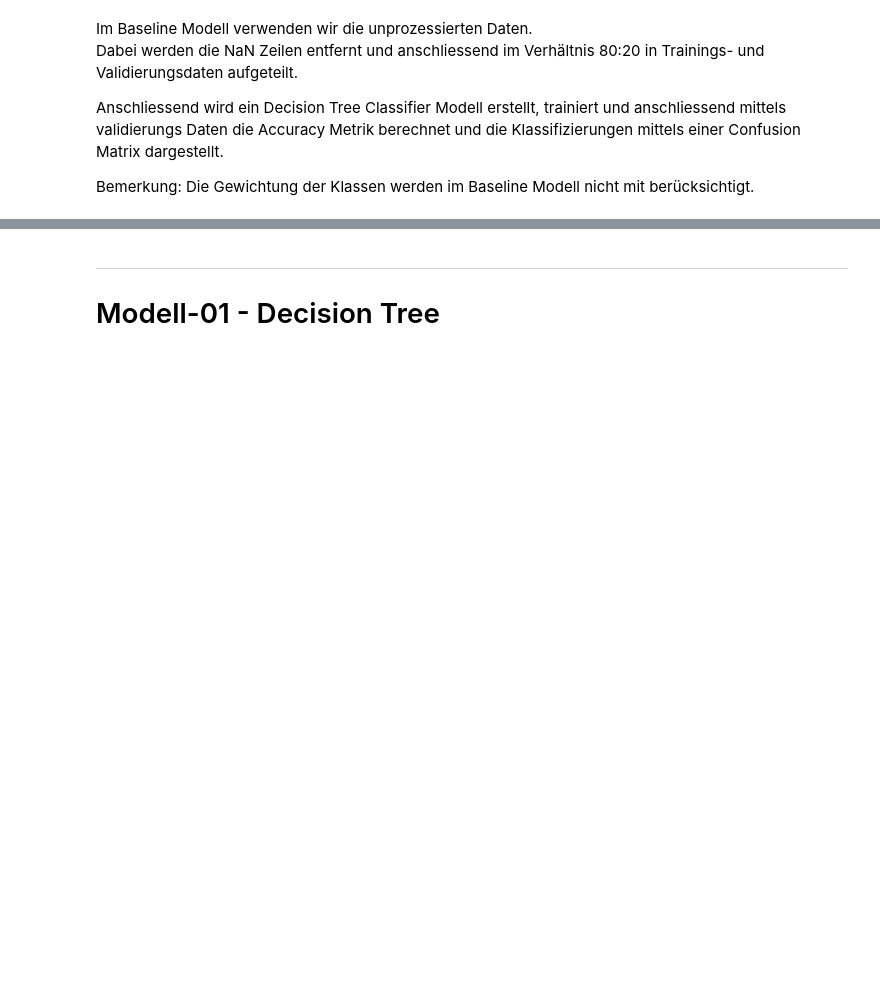
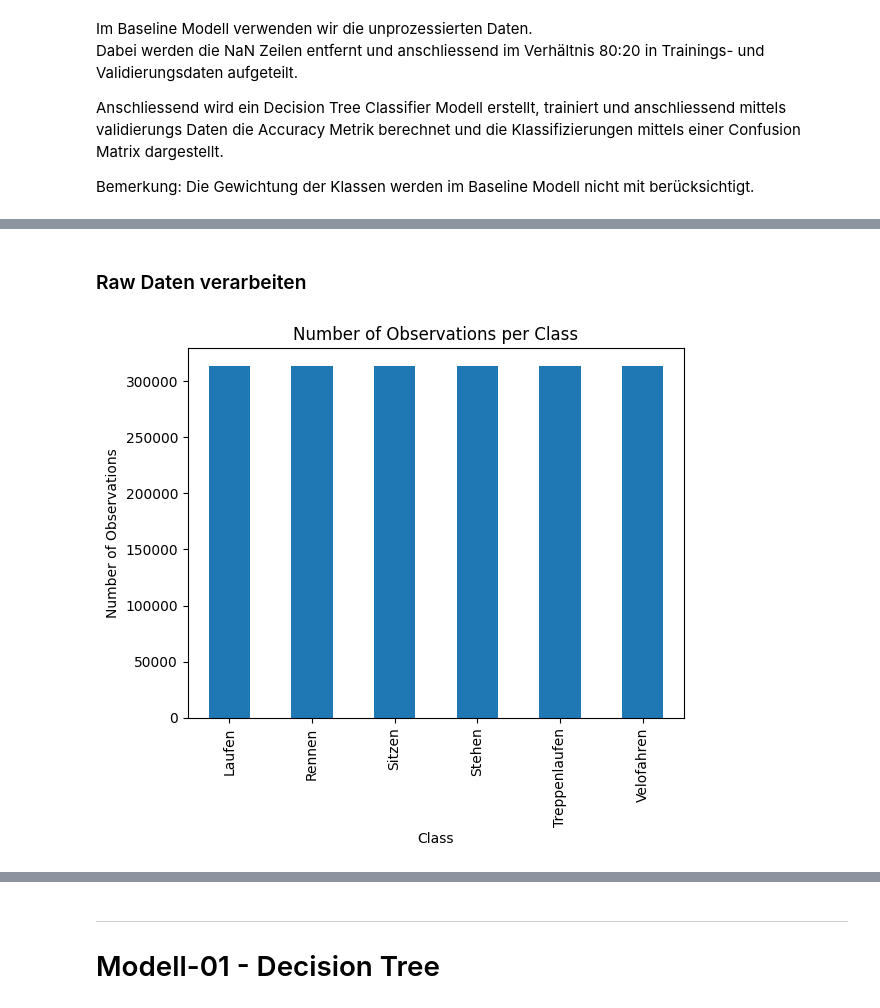
Before and after one commit to CDL1-Sensor/Sensor-Klassifikation-ohne-Deep-Learning, a Jupyter notebook: ML-Modelle.ipynb, the cells around one changed output, grey strips where cells are left out. Cells and saved outputs as stored; diff of their text form; code cells hidden in the pictures; blank space fills up the shorter version.

```diff
--- a/ML-Modelle.ipynb
+++ b/ML-Modelle.ipynb
@@ -162,0 +85,22 @@ Name: class, Length: 419053, dtype: object
+# %% [markdown]
+### Raw Daten verarbeiten
+# %%
+# remove na rows from raw_unprocessed_data
+raw_unprocessed_data = raw_unprocessed_data.dropna(axis = 0)
+
+# drop uneccessary columns for the baseline modell
+baseline_data = raw_unprocessed_data.drop(['time', 'id', 'user', 'id_combined'], axis = 1)
+
+# get the number of observation for each class and select the minimum
+min_class = baseline_data['class'].value_counts().min()
+
+# Select the min_class of each class to get an equal number of observations for each class
+baseline_data = baseline_data.groupby('class').sample(n = min_class, random_state=42)
+
+baseline_data['class'].value_counts().plot(kind = "bar")
+plt.xlabel("Class")
+plt.ylabel("Number of Observations")
+plt.title("Number of Observations per Class")
+plt.show()
+# %% [output]
+[figure, added]
```
Also changed, not shown: parts of 7 cells of this notebook.
